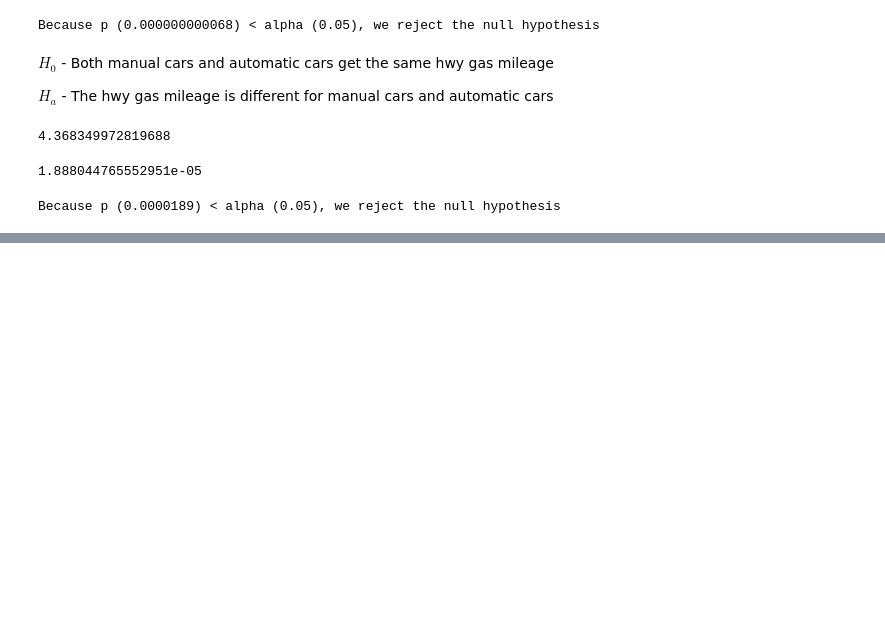
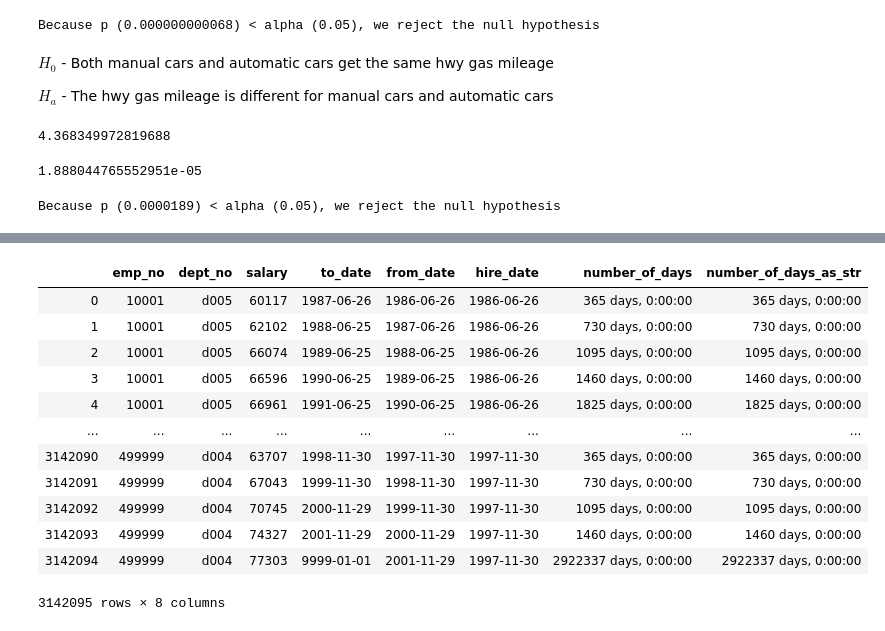
Before and after one commit to yvonneking1/statistics-exercises, a Jupyter notebook: hypothesis_testing.ipynb, the cells around one changed output, grey strips where cells are left out. Saved outputs shown, nothing was run; the diff lists cells and outputs as text; code cells hidden in the pictures; blank space fills up the shorter version.

```diff
--- a/hypothesis_testing.ipynb
+++ b/hypothesis_testing.ipynb
@@ -241,0 +405,20 @@ Because p (0.0000189) < alpha (0.05), we reject the null hypothesis
+# %%
+emp_salaries["number_of_days"] = emp_salaries.to_date - emp_salaries.hire_date
+# %%
+emp_salaries["number_of_days_as_str"] = emp_salaries["number_of_days"].astype("str")
+# %%
+emp_salaries
+# %% [output]
+|  | emp_no | dept_no | salary | to_date | from_date | hire_date | number_of_days | number_of_days_as_str |
+| 0 | 10001 | d005 | 60117 | 1987-06-26 | 1986-06-26 | 1986-06-26 | 365 days, 0:00:00 | 365 days, 0:00:00 |
+| 1 | 10001 | d005 | 62102 | 1988-06-25 | 1987-06-26 | 1986-06-26 | 730 days, 0:00:00 | 730 days, 0:00:00 |
+| 2 | 10001 | d005 | 66074 | 1989-06-25 | 1988-06-25 | 1986-06-26 | 1095 days, 0:00:00 | 1095 days, 0:00:00 |
+| 3 | 10001 | d005 | 66596 | 1990-06-25 | 1989-06-25 | 1986-06-26 | 1460 days, 0:00:00 | 1460 days, 0:00:00 |
+| 4 | 10001 | d005 | 66961 | 1991-06-25 | 1990-06-25 | 1986-06-26 | 1825 days, 0:00:00 | 1825 days, 0:00:00 |
+| ... | ... | ... | ... | ... | ... | ... | ... | ... |
+| 3142090 | 499999 | d004 | 63707 | 1998-11-30 | 1997-11-30 | 1997-11-30 | 365 days, 0:00:00 | 365 days, 0:00:00 |
+| 3142091 | 499999 | d004 | 67043 | 1999-11-30 | 1998-11-30 | 1997-11-30 | 730 days, 0:00:00 | 730 days, 0:00:00 |
+| 3142092 | 499999 | d004 | 70745 | 2000-11-29 | 1999-11-30 | 1997-11-30 | 1095 days, 0:00:00 | 1095 days, 0:00:00 |
+| 3142093 | 499999 | d004 | 74327 | 2001-11-29 | 2000-11-29 | 1997-11-30 | 1460 days, 0:00:00 | 1460 days, 0:00:00 |
+| 3142094 | 499999 | d004 | 77303 | 9999-01-01 | 2001-11-29 | 1997-11-30 | 2922337 days, 0:00:00 | 2922337 days, 0:00:00 |
+3142095 rows × 8 columns
```
Also changed, not shown: parts of 89 cells of this notebook.
